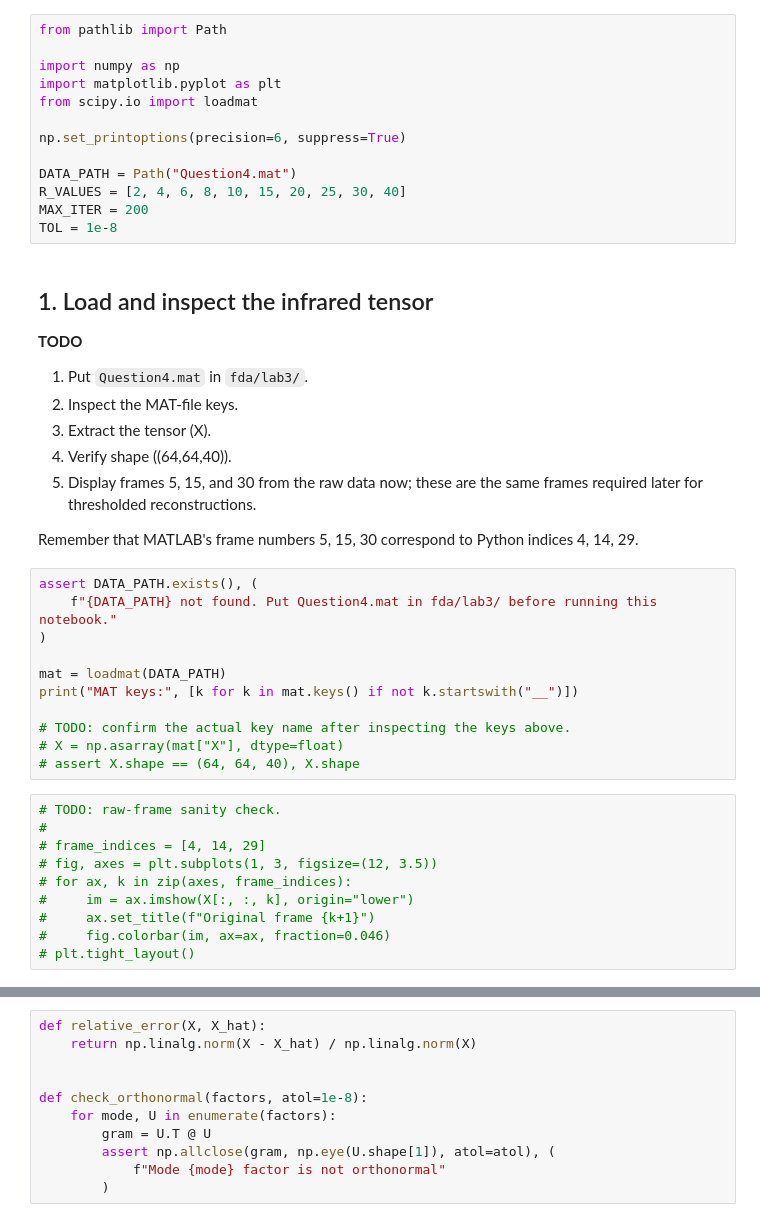
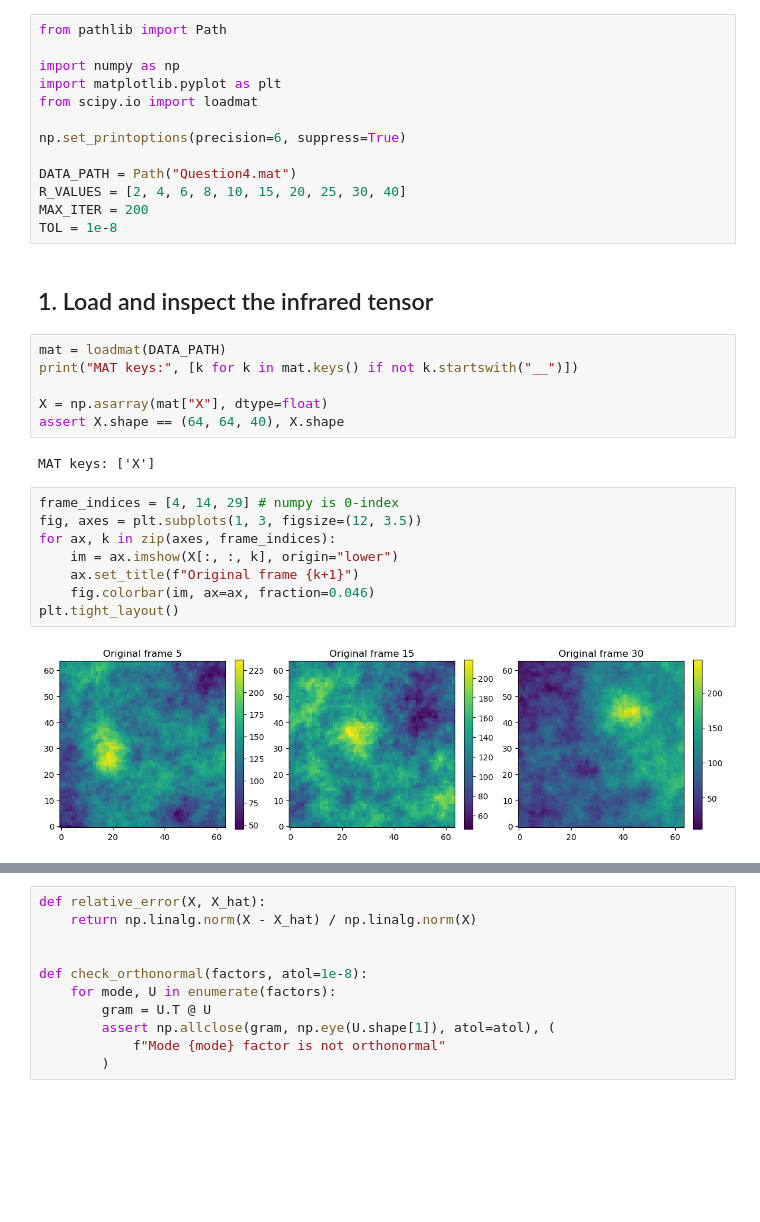
Before and after one commit to kyle-nguyennn/ml-stats-lab, a Jupyter notebook: fda/lab3/Q4_tucker_compression.ipynb, the cells around one changed output, grey strips where cells are left out. Cells and saved outputs as stored; diff of their text form; blank space fills up the shorter version.

```diff
--- a/fda/lab3/Q4_tucker_compression.ipynb
+++ b/fda/lab3/Q4_tucker_compression.ipynb
@@ -29,38 +29,26 @@ DATA_PATH = Path("Question4.mat")
 R_VALUES = [2, 4, 6, 8, 10, 15, 20, 25, 30, 40]
 MAX_ITER = 200
 TOL = 1e-8
-# %% [markdown]
-## 1. Load and inspect the infrared tensor
-
-**TODO**
-1. Put `Question4.mat` in `fda/lab3/`.
-2. Inspect the MAT-file keys.
-3. Extract the tensor \(X\).
-4. Verify shape \((64,64,40)\).
-5. Display frames 5, 15, and 30 from the raw data now; these are the same frames required later for thresholded reconstructions.
-
-Remember that MATLAB's frame numbers 5, 15, 30 correspond to Python indices 4, 14, 29.
+# %% [markdown]
+## 1. Load and inspect the infrared tensor
 # %%
-assert DATA_PATH.exists(), (
-    f"{DATA_PATH} not found. Put Question4.mat in fda/lab3/ before running this notebook."
-)
-
 mat = loadmat(DATA_PATH)
 print("MAT keys:", [k for k in mat.keys() if not k.startswith("__")])
 
-# TODO: confirm the actual key name after inspecting the keys above.
-# X = np.asarray(mat["X"], dtype=float)
-# assert X.shape == (64, 64, 40), X.shape
+X = np.asarray(mat["X"], dtype=float)
+assert X.shape == (64, 64, 40), X.shape
+# %% [output]
+MAT keys: ['X']
 # %%
-# TODO: raw-frame sanity check.
-#
-# frame_indices = [4, 14, 29]
-# fig, axes = plt.subplots(1, 3, figsize=(12, 3.5))
-# for ax, k in zip(axes, frame_indices):
-#     im = ax.imshow(X[:, :, k], origin="lower")
-#     ax.set_title(f"Original frame {k+1}")
-#     fig.colorbar(im, ax=ax, fraction=0.046)
-# plt.tight_layout()
+frame_indices = [4, 14, 29] # numpy is 0-index
+fig, axes = plt.subplots(1, 3, figsize=(12, 3.5))
+for ax, k in zip(axes, frame_indices):
+    im = ax.imshow(X[:, :, k], origin="lower")
+    ax.set_title(f"Original frame {k+1}")
+    fig.colorbar(im, ax=ax, fraction=0.046)
+plt.tight_layout()
+# %% [output]
+[figure, added]
 # %% [markdown]
 ## 2. Tensor primitives
 
```
Also changed, not shown: parts of 18 cells of this notebook.
